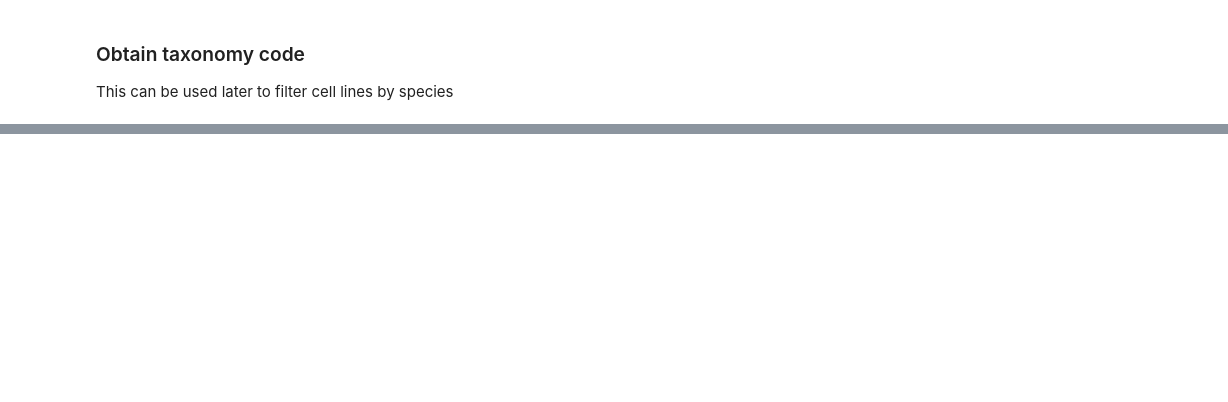
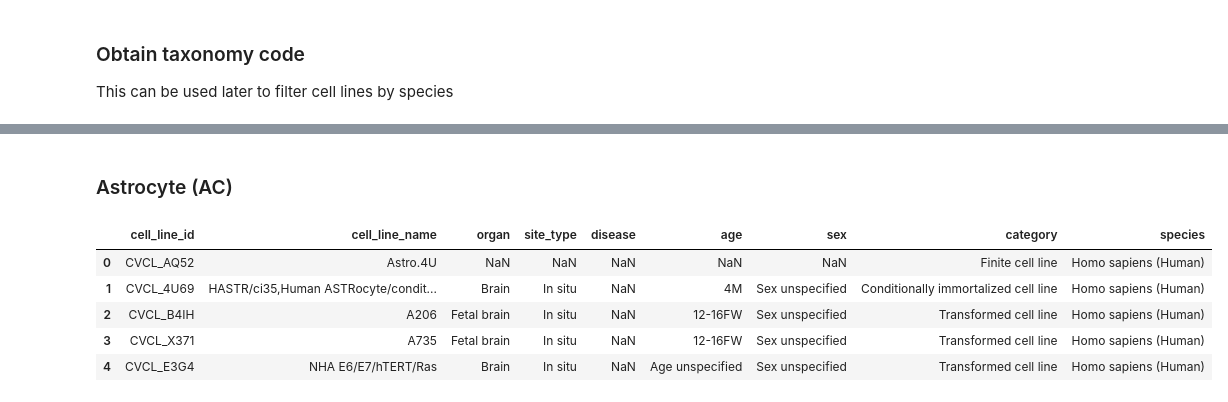
Before and after one commit to junqilu/Preludio, a Jupyter notebook: test_create_jaspar_filters.ipynb, the cells around one changed output, grey strips where cells are left out. Cells and saved outputs as stored; diff of their text form; code cells hidden in the pictures; blank space fills up the shorter version.

```diff
--- a/test_create_jaspar_filters.ipynb
+++ b/test_create_jaspar_filters.ipynb
@@ -275,0 +384,12 @@ cell_line_df.to_csv(f'input/filters/cell_lines_{cell_line_search_term}.csv', ind
+# %% [markdown]
+### Astrocyte (AC)
+# %%
+cell_line_df_ac = pd.read_csv('input/cell_lines/cell_lines_astrocyte.csv')
+cell_line_df_ac.head()
+# %% [output]
+|  | cell_line_id | cell_line_name | organ | site_type | disease | age | sex | category | species |
+| 0 | CVCL_AQ52 | Astro.4U | NaN | NaN | NaN | NaN | NaN | Finite cell line | Homo sapiens (Human) |
+| 1 | CVCL_4U69 | HASTR/ci35,Human ASTRocyte/condit... | Brain | In situ | NaN | 4M | Sex unspecified | Conditionally immortalized cell line | Homo sapiens (Human) |
+| 2 | CVCL_B4IH | A206 | Fetal brain | In situ | NaN | 12-16FW | Sex unspecified | Transformed cell line | Homo sapiens (Human) |
+| 3 | CVCL_X371 | A735 | Fetal brain | In situ | NaN | 12-16FW | Sex unspecified | Transformed cell line | Homo sapiens (Human) |
+| 4 | CVCL_E3G4 | NHA E6/E7/hTERT/Ras | Brain | In situ | NaN | Age unspecified | Sex unspecified | Transformed cell line | Homo sapiens (Human) |
```
Also changed, not shown: parts of 73 cells of this notebook, 17 other files.
